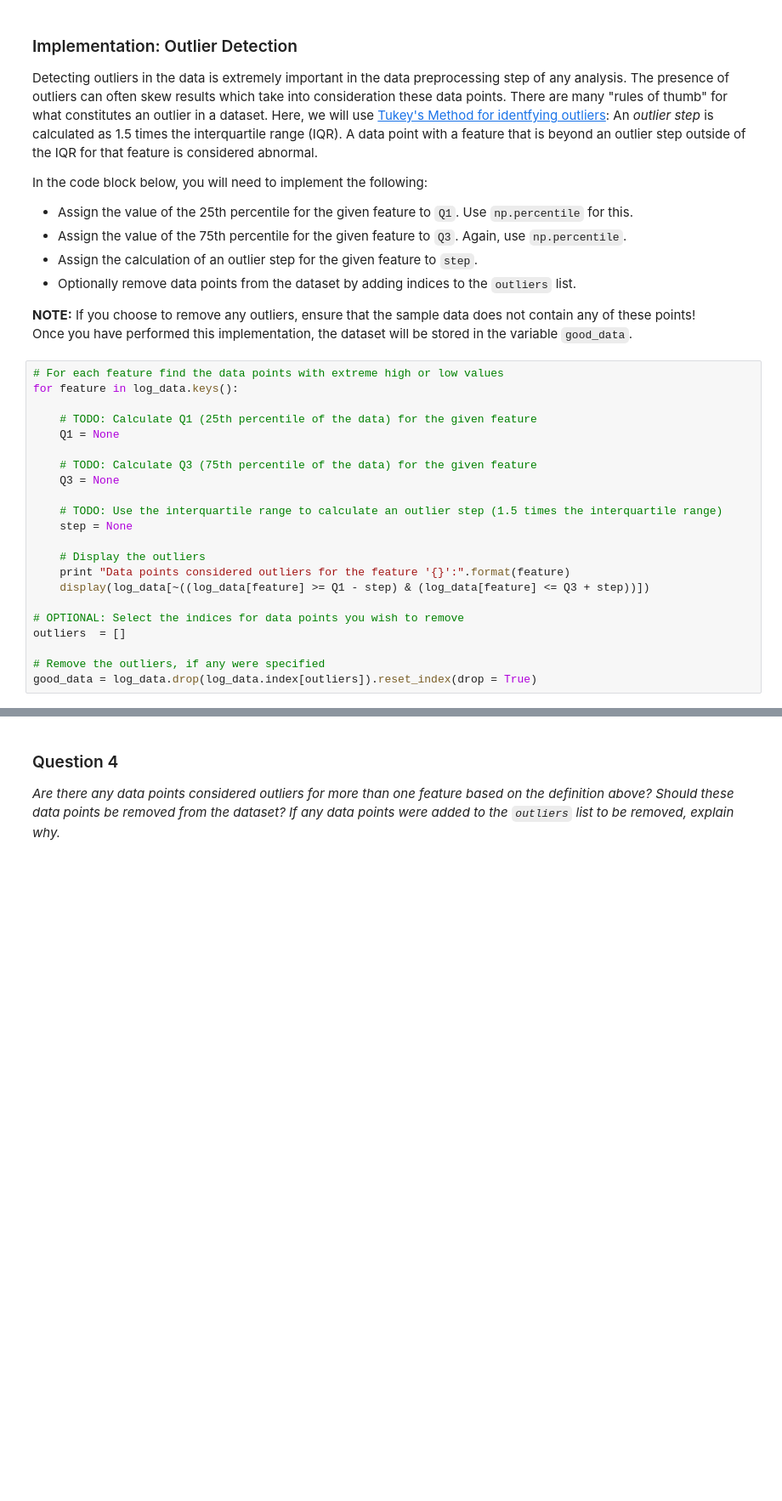
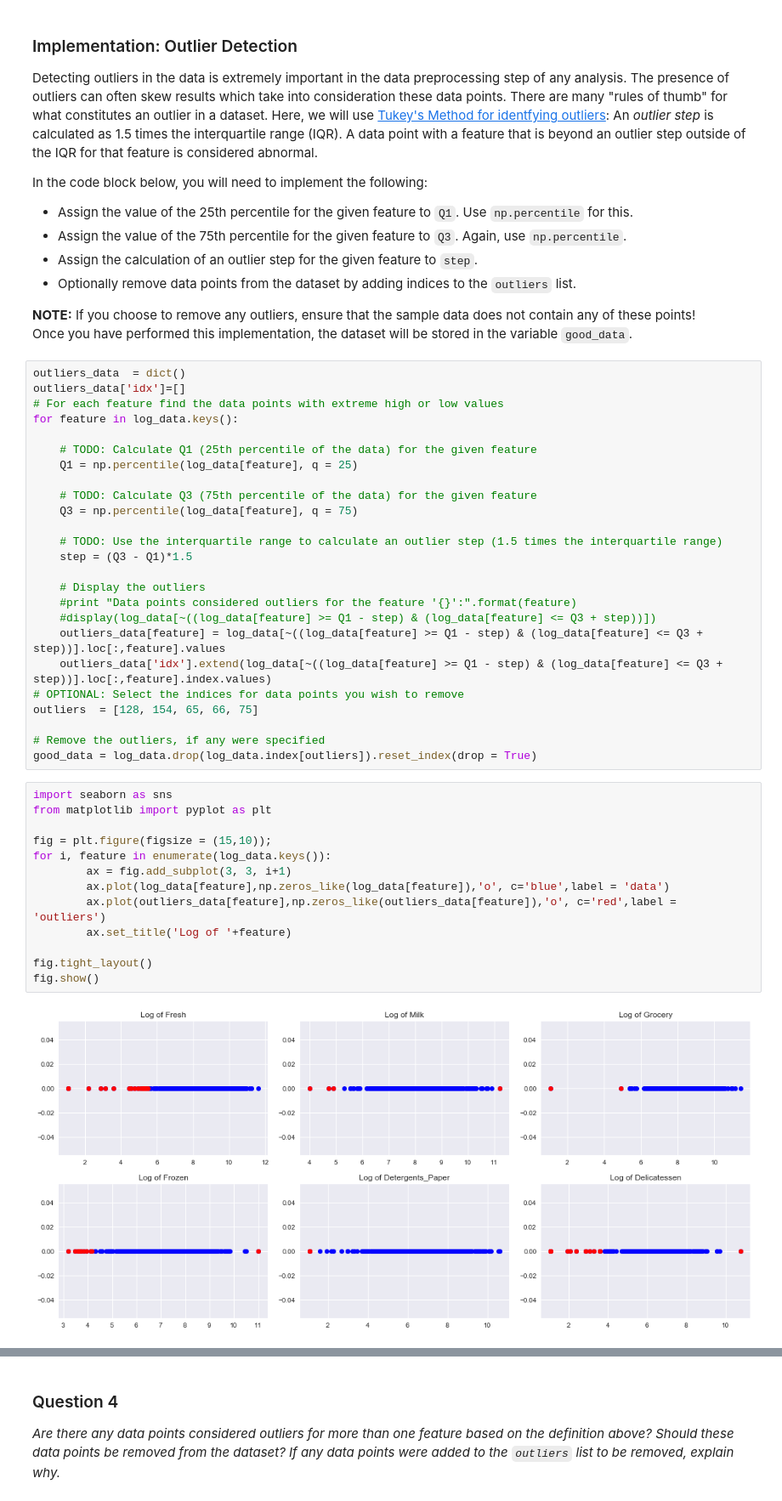
Before and after one commit to i-yu-b/machine-learning, a Jupyter notebook: projects/customer_segments/customer_segments.ipynb, the cells around one changed output, grey strips where cells are left out. Shown at 85% size. Saved outputs shown, nothing was run; the diff lists cells and outputs as text; blank space fills up the shorter version.

```diff
--- a/projects/customer_segments/customer_segments.ipynb
+++ b/projects/customer_segments/customer_segments.ipynb
@@ -153,24 +182,42 @@ In the code block below, you will need to implement the following:
 **NOTE:** If you choose to remove any outliers, ensure that the sample data does not contain any of these points!
 Once you have performed this implementation, the dataset will be stored in the variable `good_data`.
 # %%
+outliers_data  = dict()
+outliers_data['idx']=[]
 # For each feature find the data points with extreme high or low values
 for feature in log_data.keys():
 
     # TODO: Calculate Q1 (25th percentile of the data) for the given feature
-    Q1 = None
+    Q1 = np.percentile(log_data[feature], q = 25)
 
     # TODO: Calculate Q3 (75th percentile of the data) for the given feature
-    Q3 = None
+    Q3 = np.percentile(log_data[feature], q = 75)
 
     # TODO: Use the interquartile range to calculate an outlier step (1.5 times the interquartile range)
-    step = None
+    step = (Q3 - Q1)*1.5
 
     # Display the outliers
-    print "Data points considered outliers for the feature '{}':".format(feature)
-    display(log_data[~((log_data[feature] >= Q1 - step) & (log_data[feature] <= Q3 + step))])
-
+    #print "Data points considered outliers for the feature '{}':".format(feature)
+    #display(log_data[~((log_data[feature] >= Q1 - step) & (log_data[feature] <= Q3 + step))])
+    outliers_data[feature] = log_data[~((log_data[feature] >= Q1 - step) & (log_data[feature] <= Q3 + step))].loc[:,feature].values
+    outliers_data['idx'].extend(log_data[~((log_data[feature] >= Q1 - step) & (log_data[feature] <= Q3 + step))].loc[:,feature].index.values)
 # OPTIONAL: Select the indices for data points you wish to remove
-outliers  = []
+outliers  = [128, 154, 65, 66, 75]
 
 # Remove the outliers, if any were specified
 good_data = log_data.drop(log_data.index[outliers]).reset_index(drop = True)
+# %%
+import seaborn as sns
+from matplotlib import pyplot as plt
+
+fig = plt.figure(figsize = (15,10));
+for i, feature in enumerate(log_data.keys()):
+        ax = fig.add_subplot(3, 3, i+1)
+        ax.plot(log_data[feature],np.zeros_like(log_data[feature]),'o', c='blue',label = 'data')
+        ax.plot(outliers_data[feature],np.zeros_like(outliers_data[feature]),'o', c='red',label = 'outliers')
+        ax.set_title('Log of '+feature)
+
+fig.tight_layout()
+fig.show()
+# %% [output]
+[figure, added]
```
Also changed, not shown: parts of 50 cells of this notebook, 2 other files.
